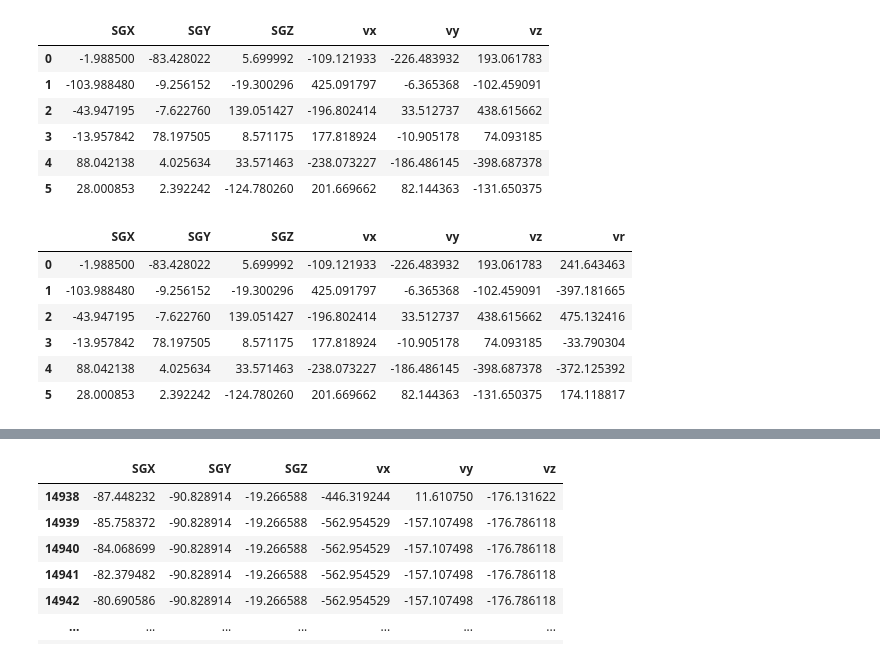
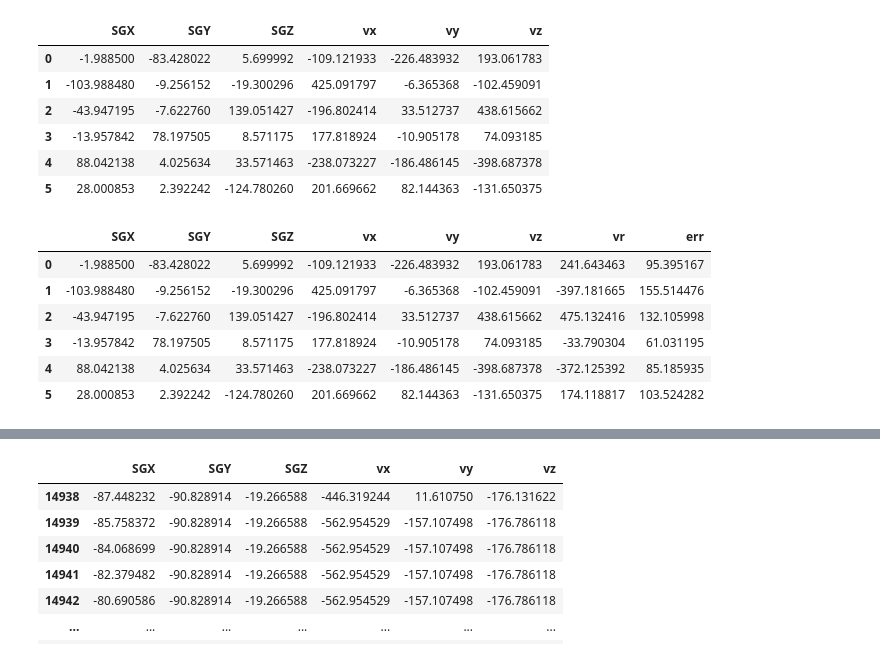
Before and after one commit to KSaid-1/Modeling-Laniakia, a Jupyter notebook: cf4velocityfield.ipynb, the cells around one changed output, grey strips where cells are left out. Drawn from its saved outputs; the diff is of its cells as text; code cells hidden in the pictures.

Commit message:
error

```diff
--- a/cf4velocityfield.ipynb
+++ b/cf4velocityfield.ipynb
@@ -20,6 +20,7 @@ from ellipsoid import*
 # %%
 hdu = fits.open('CF4gp_new_64-z008_velocity.fits')
 hdu_d = fits.open('CF4gp_new_64-z008_delta.fits')
+hdu_e = fits.open('CF4gp_new_64-z008_velocity_cube_error.fits')
 # %%
 np.shape(hdu)
 len(hdu)
@@ -32,4 +33,5 @@ hdu[0]
 # %%
 t = 52.*hdu[0].data
 # %%
-#t
+t_e = 52.*hdu_e[0].data
+np.shape(t_e)
@@ -783,4 +795,6 @@ ii_cap = np.rint(np.round(32. + ((64./1000.)*sgx_cap),0)).astype(int)
 jj_cap = np.rint(np.round(32. + ((64./1000.)*sgy_cap),0)).astype(int)
 kk_cap = np.rint(np.round(32. + ((64./1000.)*sgz_cap),0)).astype(int)
 lania_vv_cap = t[:,kk_cap,jj_cap,ii_cap]
+lania_vv_cap_err = t_e[kk_cap,jj_cap,ii_cap]
+lania_vv_cap_err
 #vr_cap = (lania_vv_cap[2]*sgx_cap_c + lania_vv_cap[1]*sgy_cap_c + lania_vv_cap[0]*sgz_cap_c)/(np.sqrt(sgx_cap_c*sgx_cap_c + sgy_cap_c*sgy_cap_c + sgz_cap_c*sgz_cap_c))
@@ -798,16 +815,16 @@ lania_cf4_wo_bf_c_cap
 # %%
 vr_cap = (lania_cf4_wo_bf_c_cap.SGX*lania_cf4_wo_bf_c_cap.vx+lania_cf4_wo_bf_c_cap.SGY*lania_cf4_wo_bf_c_cap.vy+lania_cf4_wo_bf_c_cap.SGZ*lania_cf4_wo_bf_c_cap.vz)/np.sqrt(lania_cf4_wo_bf_c_cap.SGX**2+lania_cf4_wo_bf_c_cap.SGY**2+lania_cf4_wo_bf_c_cap.SGZ**2)
 # %%
-lania_cf4_wo_bf_c_cap_vr = pd.DataFrame(np.column_stack((lania_cf4_wo_bf_c_cap,vr_cap)),columns=["SGX","SGY","SGZ","vx","vy","vz","vr"])
+lania_cf4_wo_bf_c_cap_vr = pd.DataFrame(np.column_stack((lania_cf4_wo_bf_c_cap,vr_cap,lania_vv_cap_err)),columns=["SGX","SGY","SGZ","vx","vy","vz","vr","err"])
 lania_cf4_wo_bf_c_cap_vr
 # %% [output]
-|  | SGX | SGY | SGZ | vx | vy | vz | vr |
-| 0 | -1.988500 | -83.428022 | 5.699992 | -109.121933 | -226.483932 | 193.061783 | 241.643463 |
-| 1 | -103.988480 | -9.256152 | -19.300296 | 425.091797 | -6.365368 | -102.459091 | -397.181665 |
-| 2 | -43.947195 | -7.622760 | 139.051427 | -196.802414 | 33.512737 | 438.615662 | 475.132416 |
-| 3 | -13.957842 | 78.197505 | 8.571175 | 177.818924 | -10.905178 | 74.093185 | -33.790304 |
-| 4 | 88.042138 | 4.025634 | 33.571463 | -238.073227 | -186.486145 | -398.687378 | -372.125392 |
-| 5 | 28.000853 | 2.392242 | -124.780260 | 201.669662 | 82.144363 | -131.650375 | 174.118817 |
+|  | SGX | SGY | SGZ | vx | vy | vz | vr | err |
+| 0 | -1.988500 | -83.428022 | 5.699992 | -109.121933 | -226.483932 | 193.061783 | 241.643463 | 95.395167 |
+| 1 | -103.988480 | -9.256152 | -19.300296 | 425.091797 | -6.365368 | -102.459091 | -397.181665 | 155.514476 |
+| 2 | -43.947195 | -7.622760 | 139.051427 | -196.802414 | 33.512737 | 438.615662 | 475.132416 | 132.105998 |
+| 3 | -13.957842 | 78.197505 | 8.571175 | 177.818924 | -10.905178 | 74.093185 | -33.790304 | 61.031195 |
+| 4 | 88.042138 | 4.025634 | 33.571463 | -238.073227 | -186.486145 | -398.687378 | -372.125392 | 85.185935 |
+| 5 | 28.000853 | 2.392242 | -124.780260 | 201.669662 | 82.144363 | -131.650375 | 174.118817 | 103.524282 |
 # %%
 # Plot the ellipsoid
 fig = plt.figure()
```
Also changed, not shown: parts of 4 cells of this notebook.
